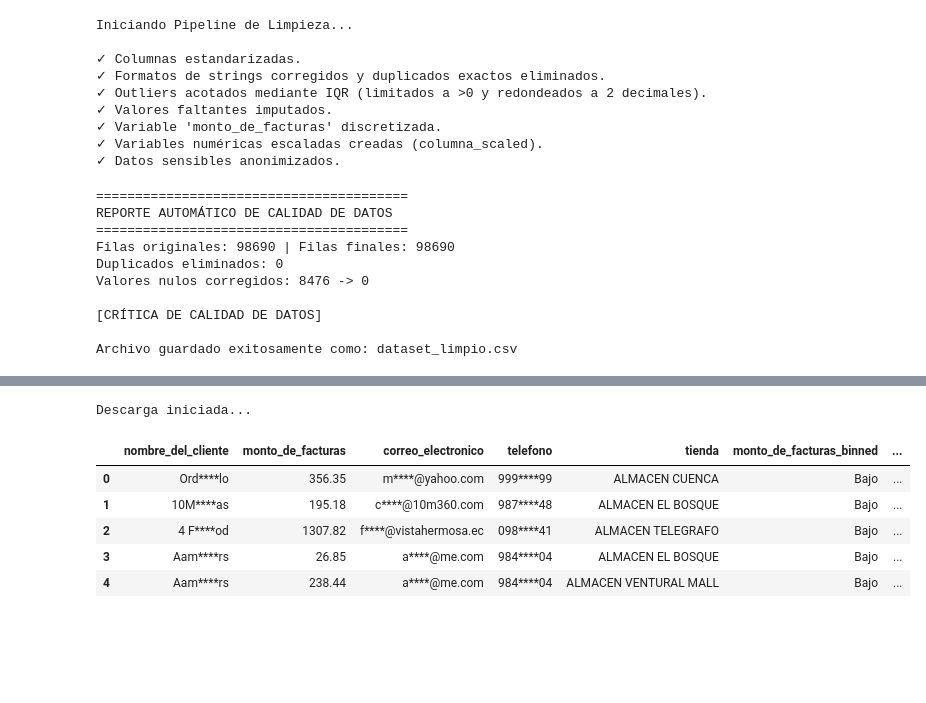
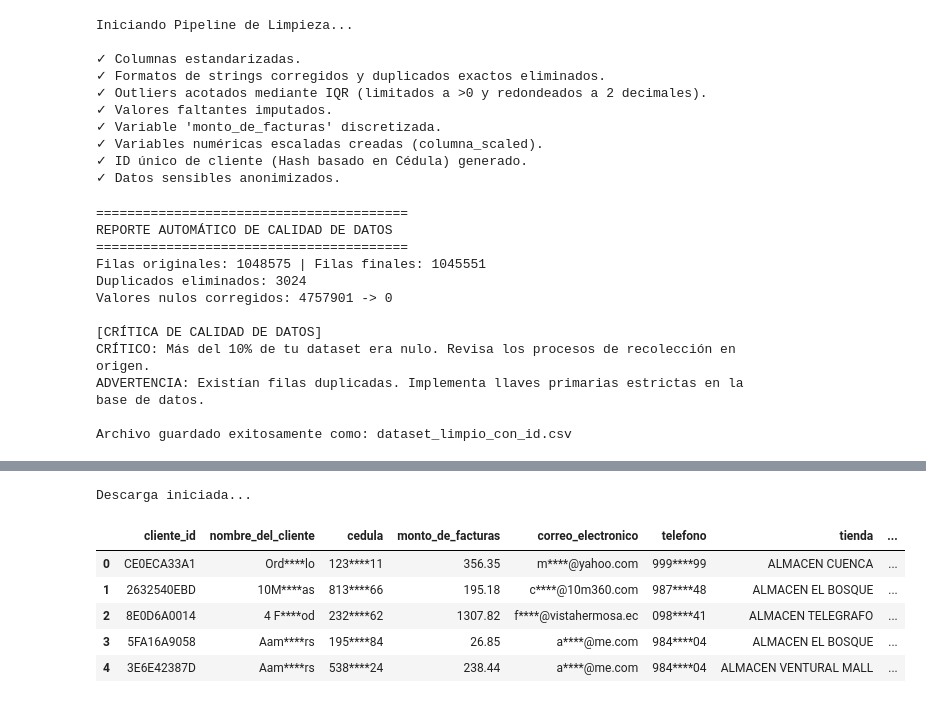
Before and after one commit to lukito3192/PROYECTO-MIA-BETA, a Jupyter notebook: Limpieza_y_Preparacion_DatosV1_3_py.ipynb, the cells around one changed output, grey strips where cells are left out. Saved outputs shown, nothing was run; the diff lists cells and outputs as text; code cells hidden in the pictures; blank space fills up the shorter version.

```diff
--- a/Limpieza_y_Preparacion_DatosV1_3_py.ipynb
+++ b/Limpieza_y_Preparacion_DatosV1_3_py.ipynb
@@ -214,10 +222,11 @@ def imputar_faltantes(df, estrategia_num='mediana', estrategia_cat='desconocido'
     if estrategia_num == 'knn':
         imputer = KNNImputer(n_neighbors=5)
         df_imp[num_cols] = imputer.fit_transform(df_imp[num_cols])
+        df_imp[num_cols] = df_imp[num_cols].round(2)
     elif estrategia_num == 'mediana':
-        df_imp[num_cols] = df_imp[num_cols].fillna(df_imp[num_cols].median())
+        df_imp[num_cols] = df_imp[num_cols].fillna(df_imp[num_cols].median().round(2))
     elif estrategia_num == 'media':
-        df_imp[num_cols] = df_imp[num_cols].fillna(df_imp[num_cols].mean())
+        df_imp[num_cols] = df_imp[num_cols].fillna(df_imp[num_cols].mean().round(2))
 
     # Imputación Categórica
     if estrategia_cat == 'desconocido':
@@ -256,6 +264,34 @@ def discretizar_variable(df, columna, bins=3, etiquetas=None):
         nueva_col = f'{columna}_binned'
         df_disc[nueva_col] = pd.cut(df_disc[columna], bins=bins, labels=etiquetas)
     return df_disc
+# %%
+# ==========================================
+# [CELDA 8.5] - GENERACIÓN DE ID ÚNICO (CLIENTE_ID)
+# ==========================================
+# Explicación: Genera un ID basado en la cédula. Si no existe, usa nombre y correo como contingencia.
+def generar_id_unico(df):
+    df_id = df.copy()
+
+    if 'cedula' in df_id.columns:
+        # Base principal: Cédula limpia
+        base_hash = df_id['cedula'].astype(str).str.strip().str.lower()
+
+        # Contingencia para cédulas vacías/nulas (fallback a nombre + correo)
+        mask_nula = base_hash.isin(['nan', 'desconocido', 'sin registro', 'none', ''])
+        if mask_nula.any():
+            fallback = df_id.loc[mask_nula, 'nombre_del_cliente'].astype(str) + df_id.loc[mask_nula, 'correo_electronico'].astype(str)
+            base_hash.loc[mask_nula] = fallback.str.lower().str.replace(' ', '')
+    else:
+        # Contingencia total por si falla la columna
+        base_hash = df_id['nombre_del_cliente'].astype(str) + df_id['correo_electronico'].astype(str)
+        base_hash = base_hash.str.lower().str.replace(' ', '')
+
+    # Aplica un hash SHA-256 y toma los primeros 10 caracteres
+    df_id['cliente_id'] = base_hash.apply(lambda x: hashlib.sha256(x.encode()).hexdigest()[:10].upper())
+
+    # Reordenar para que cliente_id sea la primera columna
+    cols = ['cliente_id'] + [c for c in df_id.columns if c != 'cliente_id']
+    return df_id[cols]
 # %%
 # ==========================================
 # [CELDA 9] - ANONIMIZACIÓN (PII)
@@ -324,9 +359,14 @@ if 'monto_de_facturas' in df_clean.columns:
 df_clean = escalar_datos(df_clean, cols_numericas, metodo='standard')
 print("✓ Variables numéricas escaladas creadas (columna_scaled).")
 
+# 6.5 Generar ID Único antes de anonimizar
+df_clean = generar_id_unico(df_clean)
+print("✓ ID único de cliente (Hash basado en Cédula) generado.")
+
 # 7. Anonimización (Protección PII)
-cols_pii = ['nombre_del_cliente', 'correo_electronico', 'telefono']
-df_clean = anonimizar_datos(df_clean, cols_pii, metodo='enmascarar', activar=True) # Cambiar a 'hash' si prefieres SHA-256
+# AÑADIDO: 'cedula' se incluye en la lista de PII a enmascarar
+cols_pii = ['cedula', 'nombre_del_cliente', 'correo_electronico', 'telefono']
+df_clean = anonimizar_datos(df_clean, cols_pii, metodo='enmascarar', activar=True)
 print("✓ Datos sensibles anonimizados.")
 # %% [output]
 Iniciando Pipeline de Limpieza...
@@ -337,12 +377,13 @@ Iniciando Pipeline de Limpieza...
 ✓ Valores faltantes imputados.
 ✓ Variable 'monto_de_facturas' discretizada.
 ✓ Variables numéricas escaladas creadas (columna_scaled).
+✓ ID único de cliente (Hash basado en Cédula) generado.
 ✓ Datos sensibles anonimizados.
 # %%
 # ==========================================
 # [CELDA 11] - REPORTE FINAL Y EXPORTACIÓN
 # ==========================================
-def reporte_y_exportacion(df_original, df_final, nombre_salida='dataset_limpio.csv'):
+def reporte_y_exportacion(df_original, df_final, nombre_salida='dataset_limpio_con_id.csv'):
     print("\n" + "="*40)
     print("REPORTE AUTOMÁTICO DE CALIDAD DE DATOS")
     print("="*40)
@@ -354,40 +395,42 @@ def reporte_y_exportacion(df_original, df_final, nombre_salida='dataset_limpio.c
 
     print("\n[CRÍTICA DE CALIDAD DE DATOS]")
     if nulos_orig > (df_original.shape[0] * df_original.shape[1] * 0.1):
         print("CRÍTICO: Más del 10% de tu dataset era nulo. Revisa los procesos de recolección en origen.")
     if (df_original.shape[0] - df_final.shape[0]) > 0:
         print("ADVERTENCIA: Existían filas duplicadas. Implementa llaves primarias estrictas en la base de datos.")
 
     # Exportación
     df_final.to_csv(nombre_salida, index=False)
     print(f"\nArchivo guardado exitosamente como: {nombre_salida}")
 
     # Descargar en Google Colab
     try:
         files.download(nombre_salida)
         print("Descarga iniciada...")
     except Exception as e:
         print("Error al descargar (asegúrate de ejecutar esto en Colab).")
 
 reporte_y_exportacion(df_raw, df_clean)
 display(df_clean.head())
 # %% [output]
 ========================================
 REPORTE AUTOMÁTICO DE CALIDAD DE DATOS
 ========================================
-Filas originales: 98690 | Filas finales: 98690
-Duplicados eliminados: 0
-Valores nulos corregidos: 8476 -> 0
+Filas originales: 1048575 | Filas finales: 1045551
+Duplicados eliminados: 3024
+Valores nulos corregidos: 4757901 -> 0
 
 [CRÍTICA DE CALIDAD DE DATOS]
+CRÍTICO: Más del 10% de tu dataset era nulo. Revisa los procesos de recolección en origen.
+ADVERTENCIA: Existían filas duplicadas. Implementa llaves primarias estrictas en la base de datos.
 
-Archivo guardado exitosamente como: dataset_limpio.csv
+Archivo guardado exitosamente como: dataset_limpio_con_id.csv
 [interactive output not drawn]
 [interactive output not drawn]
 Descarga iniciada...
-|  | nombre_del_cliente | monto_de_facturas | correo_electronico | telefono | tienda | monto_de_facturas_binned | ... |
-| 0 | Ord****lo | 356.35 | m****@yahoo.com | 999****99 | ALMACEN CUENCA | Bajo | ... |
-| 1 | 10M****as | 195.18 | c****@10m360.com | 987****48 | ALMACEN EL BOSQUE | Bajo | ... |
-| 2 | 4 F****od | 1307.82 | f****@vistahermosa.ec | 098****41 | ALMACEN TELEGRAFO | Bajo | ... |
-| 3 | Aam****rs | 26.85 | a****@me.com | 984****04 | ALMACEN EL BOSQUE | Bajo | ... |
-| 4 | Aam****rs | 238.44 | a****@me.com | 984****04 | ALMACEN VENTURAL MALL | Bajo | ... |
+|  | cliente_id | nombre_del_cliente | cedula | monto_de_facturas | correo_electronico | telefono | tienda | ... |
+| 0 | CE0ECA33A1 | Ord****lo | 123****11 | 356.35 | m****@yahoo.com | 999****99 | ALMACEN CUENCA | ... |
+| 1 | 2632540EBD | 10M****as | 813****66 | 195.18 | c****@10m360.com | 987****48 | ALMACEN EL BOSQUE | ... |
+| 2 | 8E0D6A0014 | 4 F****od | 232****62 | 1307.82 | f****@vistahermosa.ec | 098****41 | ALMACEN TELEGRAFO | ... |
+| 3 | 5FA16A9058 | Aam****rs | 195****84 | 26.85 | a****@me.com | 984****04 | ALMACEN EL BOSQUE | ... |
+| 4 | 3E6E42387D | Aam****rs | 538****24 | 238.44 | a****@me.com | 984****04 | ALMACEN VENTURAL MALL | ... |
```
Also changed, not shown: parts of 7 cells of this notebook.
